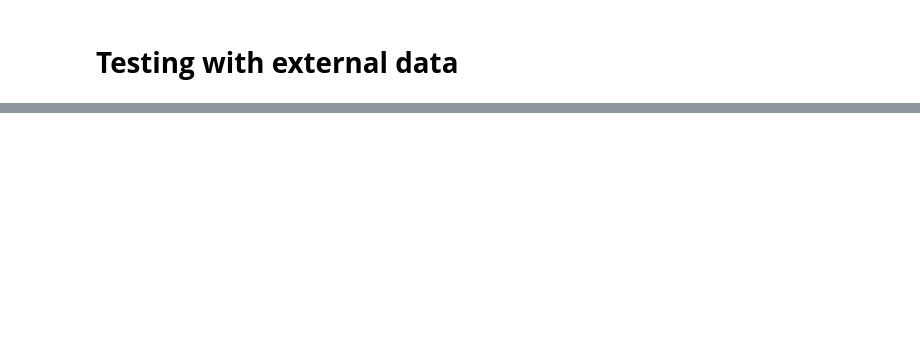
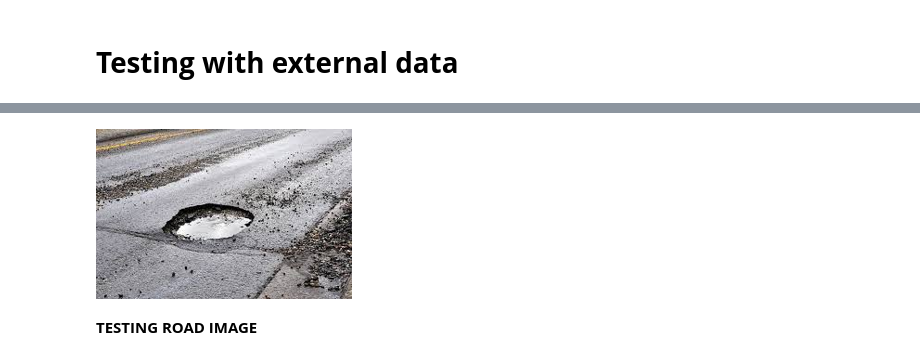
Before and after one commit to victoremeka/road-health-classifier, a Jupyter notebook: road-health-image-classifier.ipynb, the cells around one changed output, grey strips where cells are left out. Cells and saved outputs as stored; diff of their text form; code cells hidden in the pictures; blank space fills up the shorter version.

```diff
--- a/road-health-image-classifier.ipynb
+++ b/road-health-image-classifier.ipynb
@@ -90,0 +85,7 @@ learn.show_results()
+# %%
+im = Image.open("pothole.jpg")
+im.to_thumb(256,256)
+# %% [output]
+[figure, added]
+# %% [markdown]
+**TESTING ROAD IMAGE**
```
Also changed, not shown: parts of 9 cells of this notebook.
